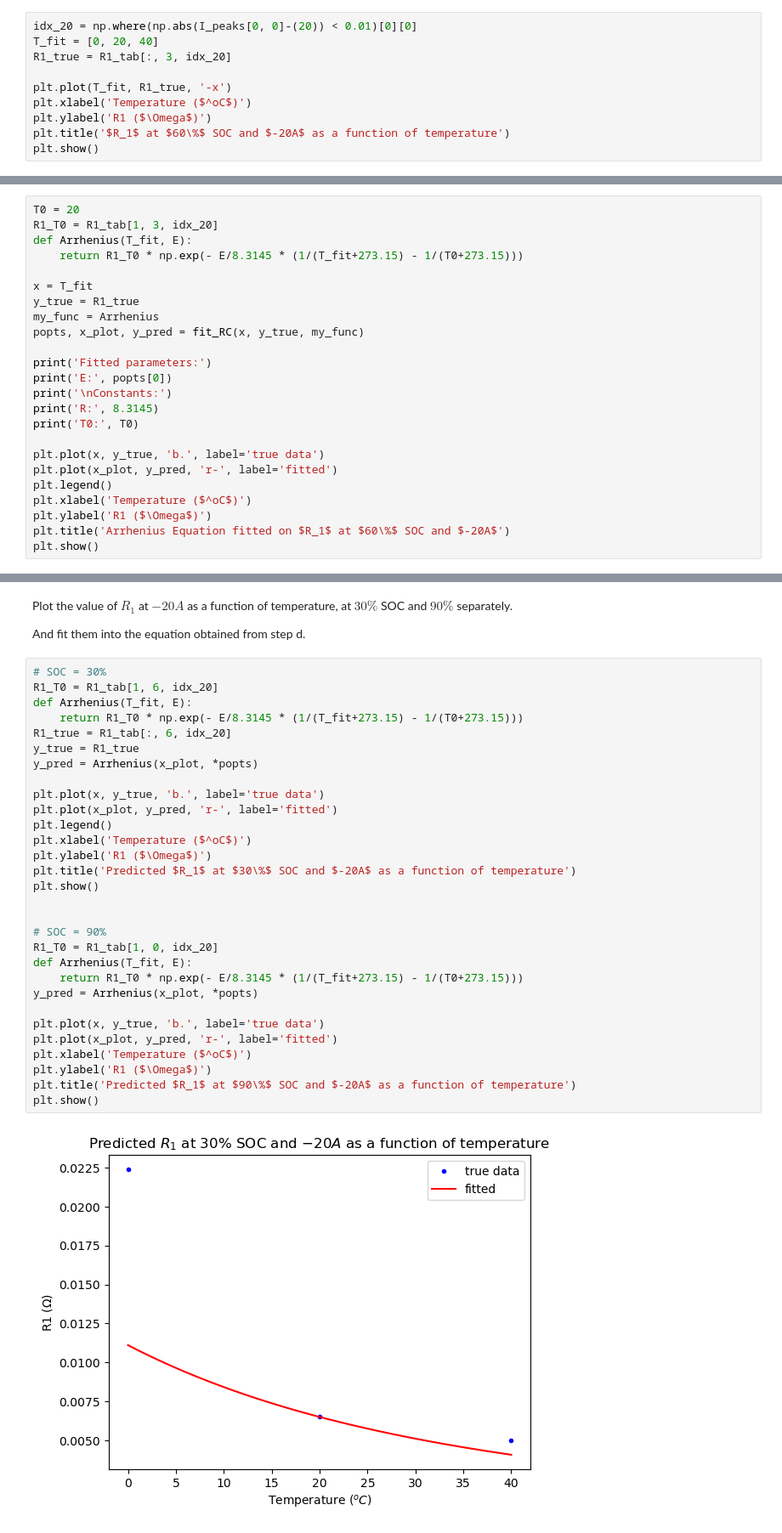
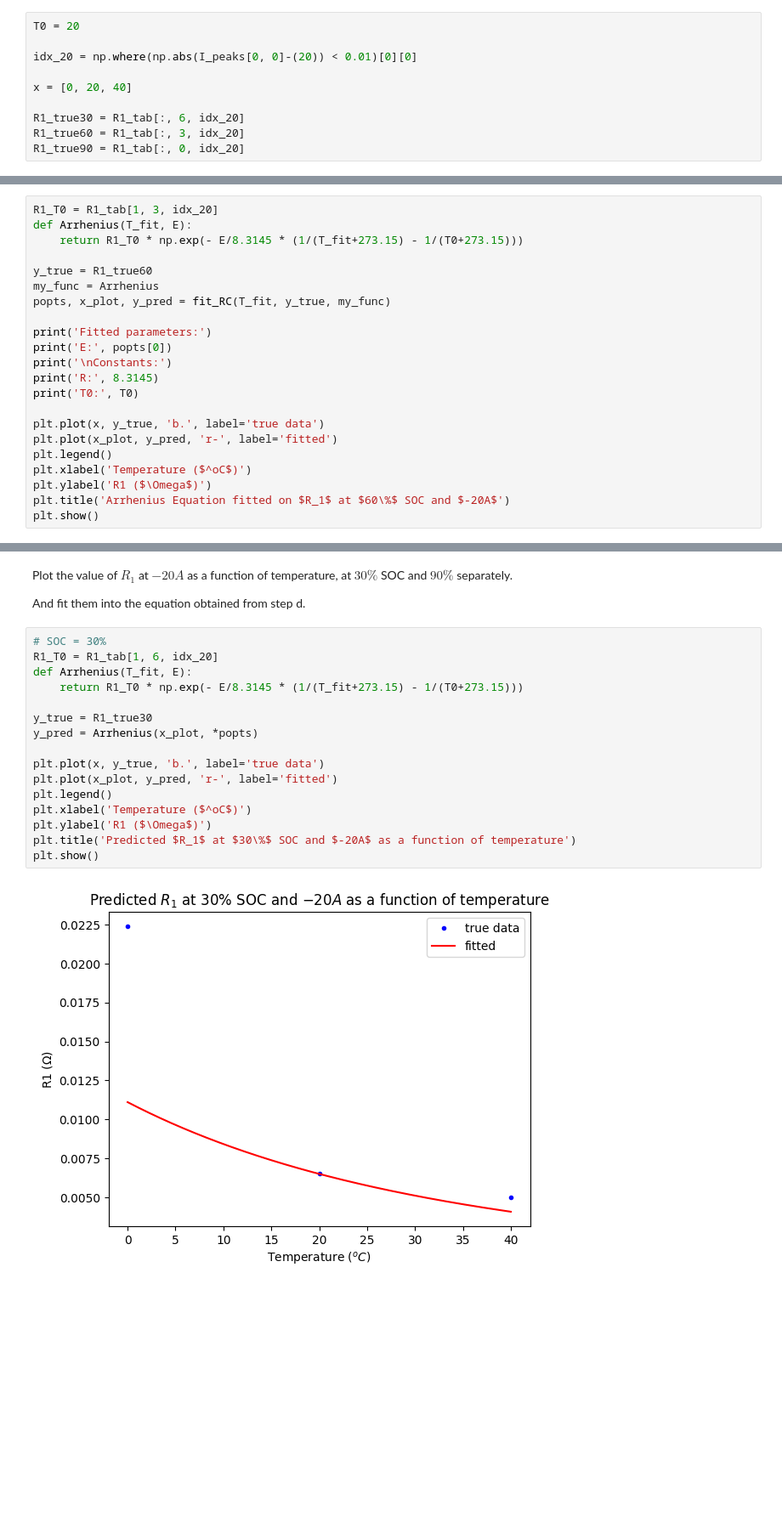
Before and after one commit to sunfanyi/modelling-of-lithium-ion-batteries, a Jupyter notebook: part_3.9.ipynb, the cells around one changed output, grey strips where cells are left out. Shown at 85% size. Drawn from its saved outputs; the diff is of its cells as text; blank space fills up the shorter version.

```diff
--- a/part_3.9.ipynb
+++ b/part_3.9.ipynb
@@ -205,10 +207,10 @@ Plot the value for $R_1$ at $60\%$ SOC and $-20A$ as a function of temperature.
 # %%
+T0 = 20
+
 idx_20 = np.where(np.abs(I_peaks[0, 0]-(20)) < 0.01)[0][0]
-T_fit = [0, 20, 40]
-R1_true = R1_tab[:, 3, idx_20]
 
-plt.plot(T_fit, R1_true, '-x')
-plt.xlabel('Temperature ($^oC$)')
-plt.ylabel('R1 ($\Omega$)')
-plt.title('$R_1$ at $60\%$ SOC and $-20A$ as a function of temperature')
-plt.show()
+x = [0, 20, 40]
+
+R1_true30 = R1_tab[:, 6, idx_20]
+R1_true60 = R1_tab[:, 3, idx_20]
+R1_true90 = R1_tab[:, 0, idx_20]
@@ -219,13 +223,11 @@ Fit R1 at $60\%$ SOC and $-20A$ to the Arrhenius Equation as a function of tempe
 # %%
-T0 = 20
 R1_T0 = R1_tab[1, 3, idx_20]
 def Arrhenius(T_fit, E):
     return R1_T0 * np.exp(- E/8.3145 * (1/(T_fit+273.15) - 1/(T0+273.15)))
 
-x = T_fit
-y_true = R1_true
+y_true = R1_true60
 my_func = Arrhenius
-popts, x_plot, y_pred = fit_RC(x, y_true, my_func)
+popts, x_plot, y_pred = fit_RC(T_fit, y_true, my_func)
 
 print('Fitted parameters:')
 print('E:', popts[0])
@@ -255,32 +257,18 @@ And fit them into the equation obtained from step d.
 # %%
 # SOC = 30%
 R1_T0 = R1_tab[1, 6, idx_20]
 def Arrhenius(T_fit, E):
     return R1_T0 * np.exp(- E/8.3145 * (1/(T_fit+273.15) - 1/(T0+273.15)))
-R1_true = R1_tab[:, 6, idx_20]
-y_true = R1_true
+
+y_true = R1_true30
 y_pred = Arrhenius(x_plot, *popts)
 
 plt.plot(x, y_true, 'b.', label='true data')
 plt.plot(x_plot, y_pred, 'r-', label='fitted')
 plt.legend()
 plt.xlabel('Temperature ($^oC$)')
 plt.ylabel('R1 ($\Omega$)')
 plt.title('Predicted $R_1$ at $30\%$ SOC and $-20A$ as a function of temperature')
 plt.show()
-
-
-# SOC = 90%
-R1_T0 = R1_tab[1, 0, idx_20]
-def Arrhenius(T_fit, E):
-    return R1_T0 * np.exp(- E/8.3145 * (1/(T_fit+273.15) - 1/(T0+273.15)))
-y_pred = Arrhenius(x_plot, *popts)
-
-plt.plot(x, y_true, 'b.', label='true data')
-plt.plot(x_plot, y_pred, 'r-', label='fitted')
-plt.xlabel('Temperature ($^oC$)')
-plt.ylabel('R1 ($\Omega$)')
-plt.title('Predicted $R_1$ at $90\%$ SOC and $-20A$ as a function of temperature')
-plt.show()
 # %% [output]
-[figure, old version]
+[figure, new version]
```
Also changed, not shown: parts of 24 cells of this notebook.
